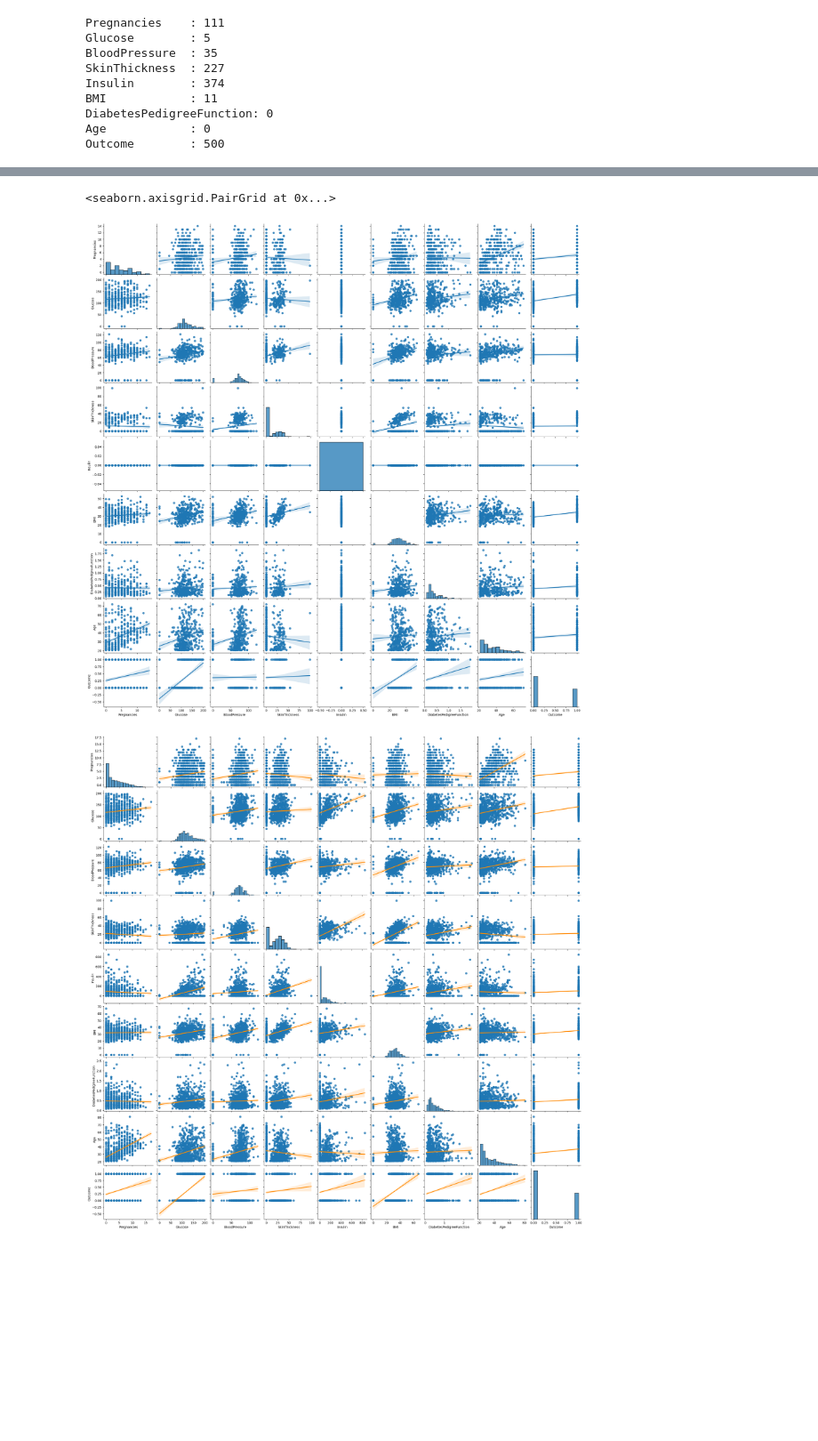
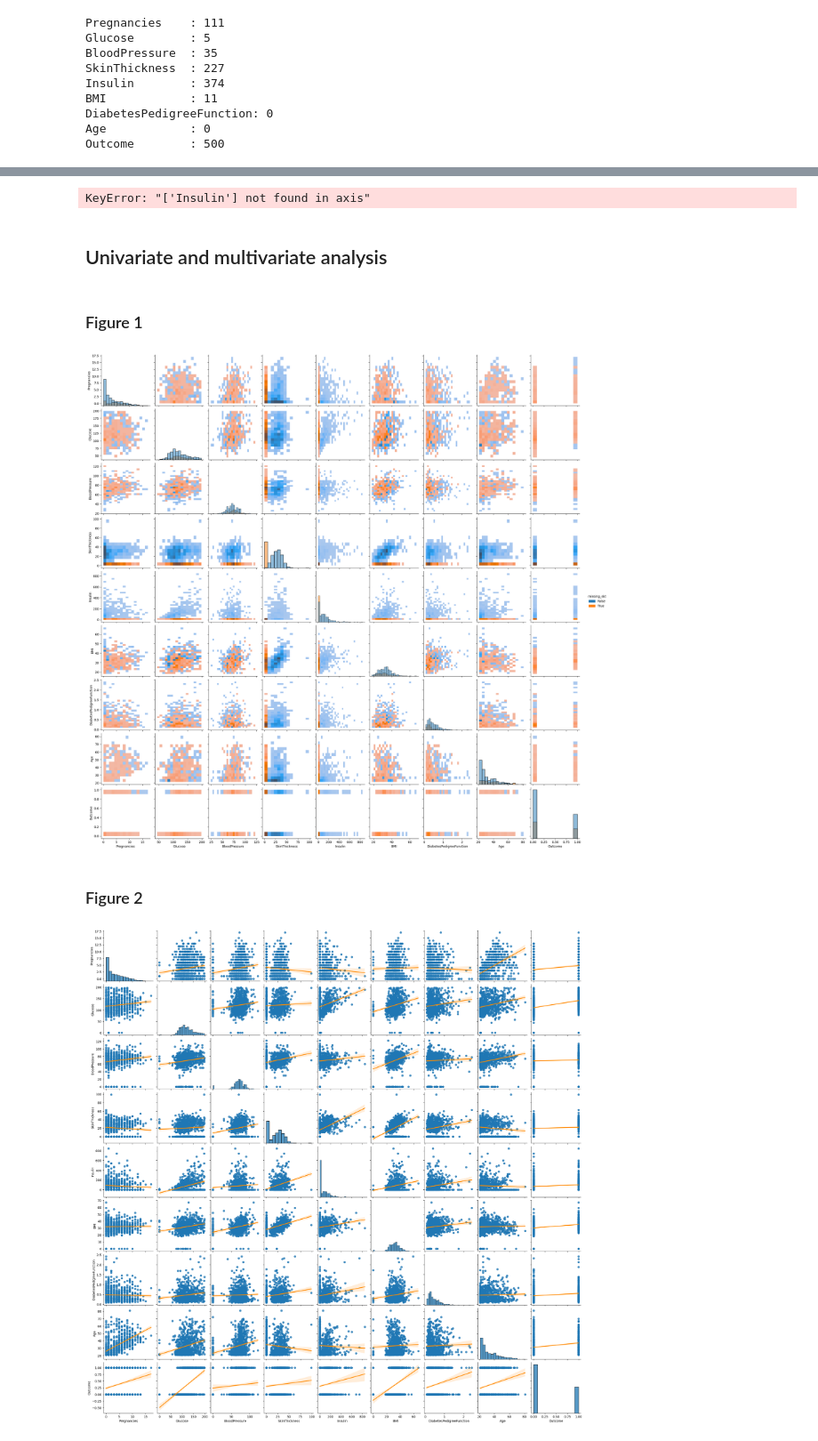
Before and after one commit to ShadekJaramillo/decision-tree-tutorial, a Jupyter notebook: src/explore.ipynb, the cells around one changed output, grey strips where cells are left out. Shown at 89% size. Drawn from its saved outputs; the diff is of its cells as text; code cells hidden in the pictures; blank space fills up the shorter version.

```diff
--- a/src/explore.ipynb
+++ b/src/explore.ipynb
@@ -93,12 +121,21 @@ clean_df = raw_df.copy()
 clean_df = clean_df[clean_df.BloodPressure!=0]
 clean_df = clean_df[clean_df.Glucose!=0]
 clean_df = clean_df[clean_df.BMI!=0]
+clean_df.drop('Insulin')
+# %% [output]
+KeyError: "['Insulin'] not found in axis"
-# %%
-sns.pairplot(clean_df[clean_df.Insulin==0], kind='reg')
-plt.show()
-# %% [output]
-<seaborn.axisgrid.PairGrid at 0x...>
-[figure, removed]
+# %% [markdown]
+## Univariate and multivariate analysis
+# %% [markdown]
+### Figure 1
+# %%
+clean_df['missing_skt'] = clean_df.SkinThickness==0
+sns.pairplot(clean_df, hue='missing_skt', kind='hist')
+plt.show()
+# %% [output]
+[figure, added]
+# %% [markdown]
+### Figure 2
 # %%
 sns.pairplot(raw_df, kind='reg', plot_kws={'line_kws':{'color':'darkorange'}})
 plt.show()
```
Also changed, not shown: parts of 12 cells of this notebook.
